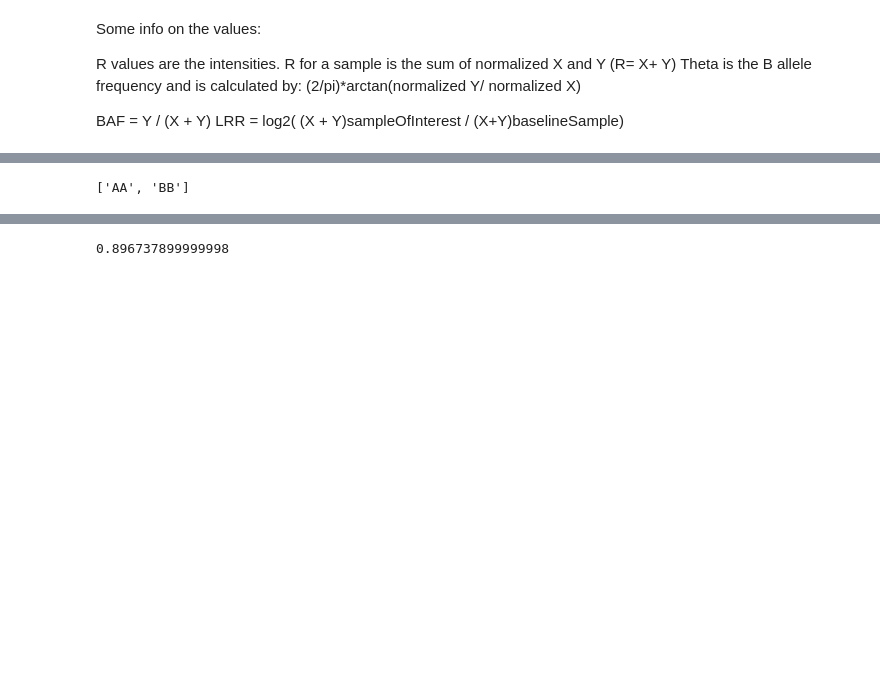
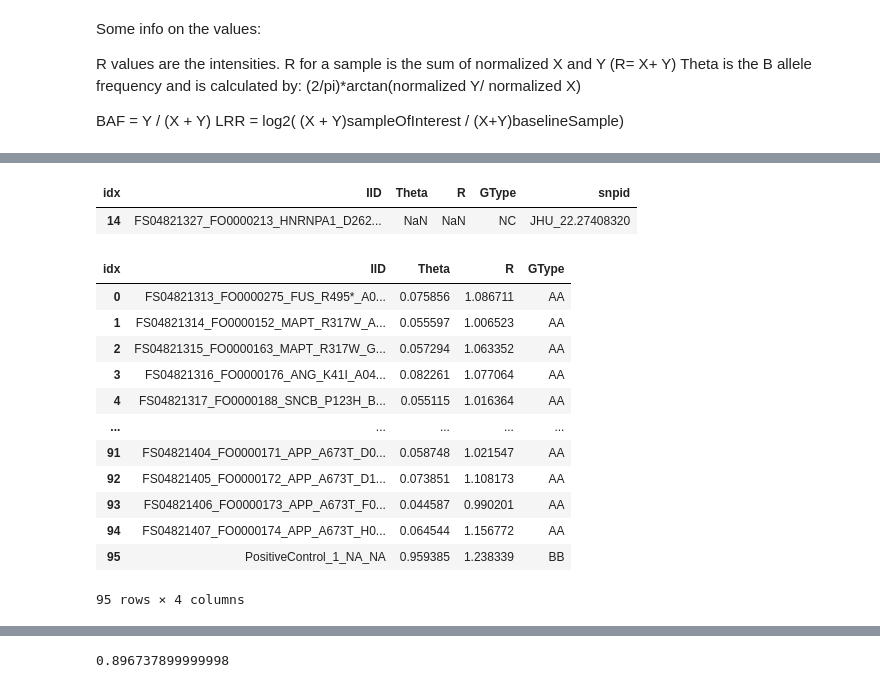
Before and after one commit to dvitale199/ClusterBuster, a Jupyter notebook: ClusterBuster_testing.ipynb, the cells around one changed output, grey strips where cells are left out. Cells and saved outputs as stored; diff of their text form; code cells hidden in the pictures; blank space fills up the shorter version.

```diff
--- a/ClusterBuster_testing.ipynb
+++ b/ClusterBuster_testing.ipynb
@@ -122,7 +230,31 @@ gmm_out = gtype_gmm(snp_theta_r_df=snp_for_gmm_df, n_components=n_components)
-# %%
-gtypes_for_gmm
-# %% [output]
-['AA', 'BB']
+# %%
+# handle missing
+missing_df = pd.DataFrame()
+
+missing_snp = snp_for_gmm_df.loc[snp_for_gmm_df.Theta.isna() | snp_for_gmm_df.R.isna() | snp_for_gmm_df.GType.isna()].copy()
+missing_snp.loc[:,'snpid'] = selected_snp
+missing_df = missing_df.append(missing_snp)
+
+missing_df
+# %% [output]
+| idx | IID | Theta | R | GType | snpid |
+| 14 | FS04821327_FO0000213_HNRNPA1_D262... | NaN | NaN | NC | JHU_22.27408320 |
+# %%
+snp_for_gmm_df.loc[~snp_for_gmm_df.Theta.isna() & ~snp_for_gmm_df.R.isna() & ~snp_for_gmm_df.GType.isna()].copy()
+# %% [output]
+| idx | IID | Theta | R | GType |
+| 0 | FS04821313_FO0000275_FUS_R495*_A0... | 0.075856 | 1.086711 | AA |
+| 1 | FS04821314_FO0000152_MAPT_R317W_A... | 0.055597 | 1.006523 | AA |
+| 2 | FS04821315_FO0000163_MAPT_R317W_G... | 0.057294 | 1.063352 | AA |
+| 3 | FS04821316_FO0000176_ANG_K41I_A04... | 0.082261 | 1.077064 | AA |
+| 4 | FS04821317_FO0000188_SNCB_P123H_B... | 0.055115 | 1.016364 | AA |
+| ... | ... | ... | ... | ... |
+| 91 | FS04821404_FO0000171_APP_A673T_D0... | 0.058748 | 1.021547 | AA |
+| 92 | FS04821405_FO0000172_APP_A673T_D1... | 0.073851 | 1.108173 | AA |
+| 93 | FS04821406_FO0000173_APP_A673T_F0... | 0.044587 | 0.990201 | AA |
+| 94 | FS04821407_FO0000174_APP_A673T_H0... | 0.064544 | 1.156772 | AA |
+| 95 | PositiveControl_1_NA_NA | 0.959385 | 1.238339 | BB |
+95 rows × 4 columns
 # %%
 gmm_plot_df = gmm_out['X']
 gmm_plot_df.loc[:,'GType'] = gmm_out['y_pred']
```
Also changed, not shown: parts of 31 cells of this notebook, 2 other files.
